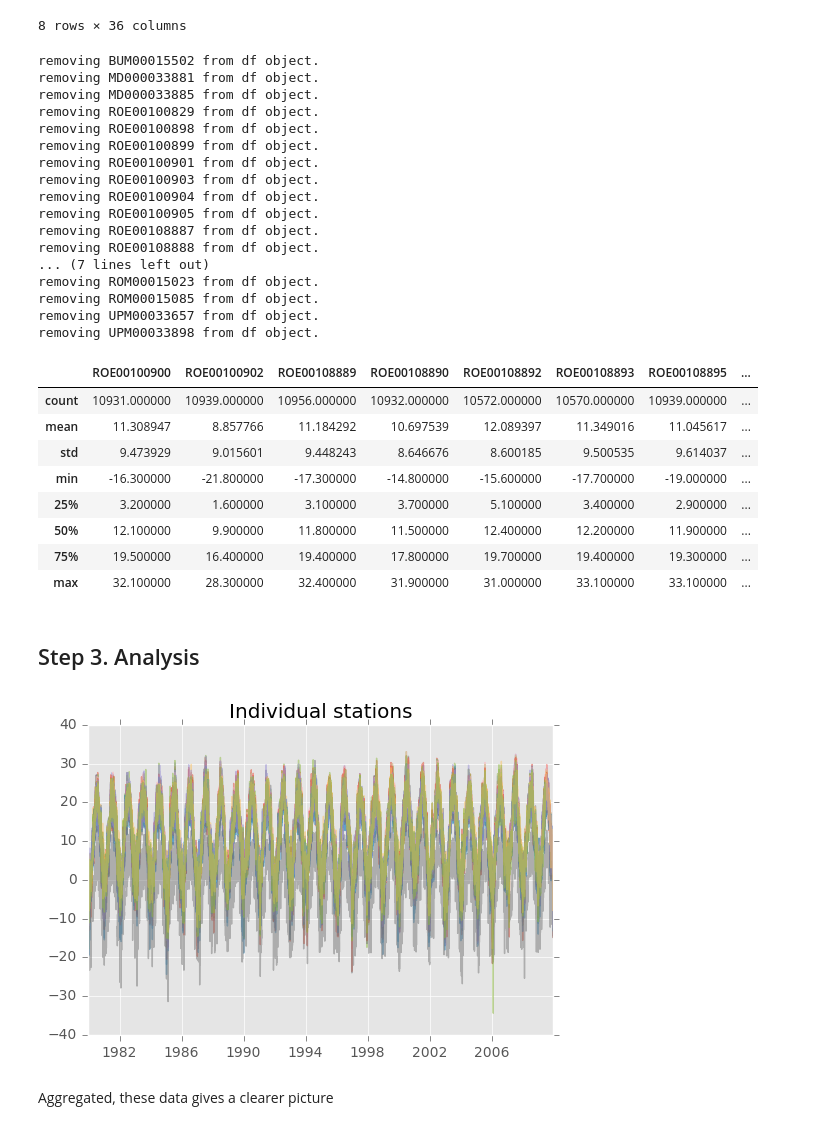
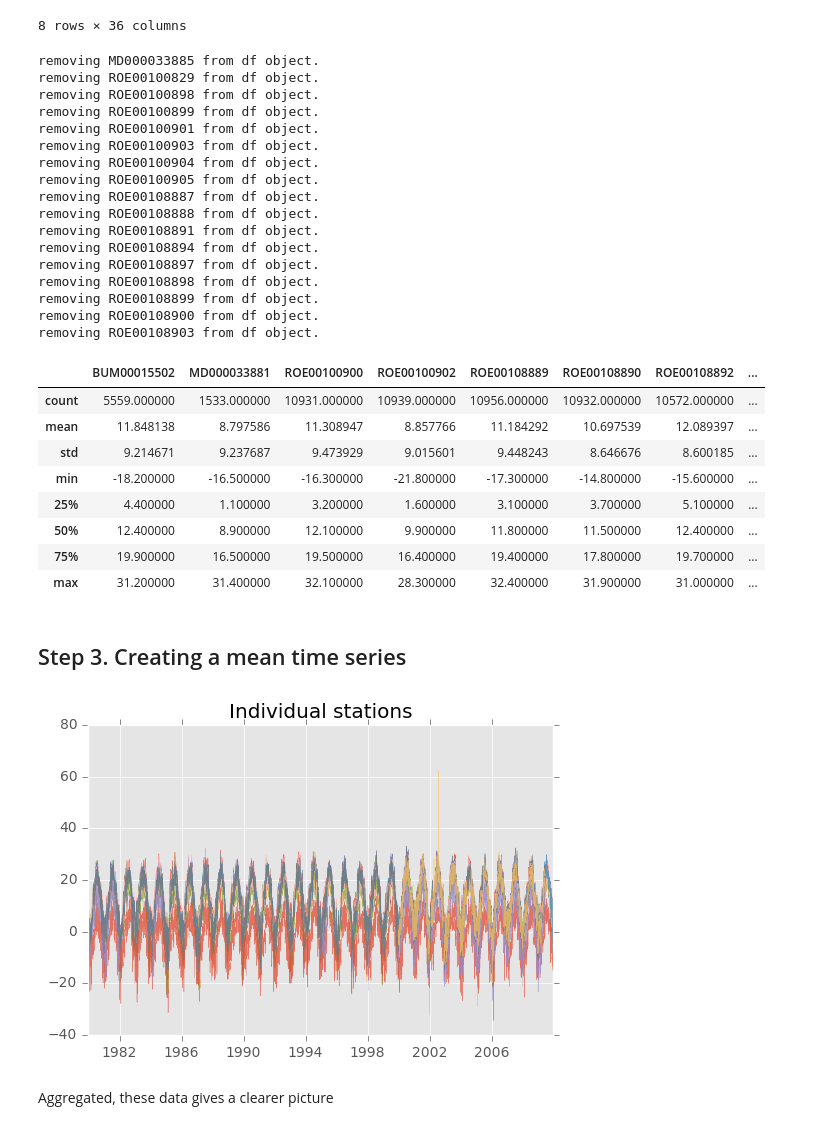
Before and after one commit to benlaken/Romania_2016, a Jupyter notebook: test_stations.ipynb, the cells around one changed output. Drawn from its saved outputs; the diff is of its cells as text; code cells hidden in the pictures.

Commit message:
temperature anomalies are now calculated correctly, also a bug was fixed re. duplicated df entries on concat command

```diff
--- a/test_stations.ipynb
+++ b/test_stations.ipynb
@@ -102,7 +101,7 @@ print("{0} GHCN files read".format(len(frames)))
 # %% [output]
 36 GHCN files read
 # %%
-df = pd.concat(frames)  # Join all the seperate data together into one object
+df = pd.concat(frames, axis=1)  # Join all the seperate data together into one object
 # %% [markdown]
 ## Step 2: Cleaning the dataset for analysis
 
@@ -155,15 +154,13 @@ df.describe()
 # %%
 # It looks like we can simply filter out data that now has a low count (e.g. < 10,000).
 
-limit = 10000
+limit = 0
 
 for key in df:
     if df[key].count() <= limit:
         print('removing', key,'from df object.')
         df = df.drop([key], axis=1)
 # %% [output]
-removing BUM00015502 from df object.
-removing MD000033881 from df object.
 removing MD000033885 from df object.
 removing ROE00100829 from df object.
 removing ROE00100898 from df object.
@@ -174,34 +171,36 @@ removing ROE00100904 from df object.
 removing ROE00100905 from df object.
 removing ROE00108887 from df object.
 removing ROE00108888 from df object.
-... (7 lines left out)
-removing ROM00015023 from df object.
-removing ROM00015085 from df object.
-removing UPM00033657 from df object.
-removing UPM00033898 from df object.
+removing ROE00108891 from df object.
+removing ROE00108894 from df object.
+removing ROE00108897 from df object.
+removing ROE00108898 from df object.
+removing ROE00108899 from df object.
+removing ROE00108900 from df object.
+removing ROE00108903 from df object.
 # %%
 # Much better! Finally a clean df object, that we can work from.
 
 df.describe()
 # %% [output]
-|  | ROE00100900 | ROE00100902 | ROE00108889 | ROE00108890 | ROE00108892 | ROE00108893 | ROE00108895 | ... |
-| count | 10931.000000 | 10939.000000 | 10956.000000 | 10932.000000 | 10572.000000 | 10570.000000 | 10939.000000 | ... |
-| mean | 11.308947 | 8.857766 | 11.184292 | 10.697539 | 12.089397 | 11.349016 | 11.045617 | ... |
-| std | 9.473929 | 9.015601 | 9.448243 | 8.646676 | 8.600185 | 9.500535 | 9.614037 | ... |
-| min | -16.300000 | -21.800000 | -17.300000 | -14.800000 | -15.600000 | -17.700000 | -19.000000 | ... |
-| 25% | 3.200000 | 1.600000 | 3.100000 | 3.700000 | 5.100000 | 3.400000 | 2.900000 | ... |
-| 50% | 12.100000 | 9.900000 | 11.800000 | 11.500000 | 12.400000 | 12.200000 | 11.900000 | ... |
-| 75% | 19.500000 | 16.400000 | 19.400000 | 17.800000 | 19.700000 | 19.400000 | 19.300000 | ... |
-| max | 32.100000 | 28.300000 | 32.400000 | 31.900000 | 31.000000 | 33.100000 | 33.100000 | ... |
+|  | BUM00015502 | MD000033881 | ROE00100900 | ROE00100902 | ROE00108889 | ROE00108890 | ROE00108892 | ... |
+| count | 5559.000000 | 1533.000000 | 10931.000000 | 10939.000000 | 10956.000000 | 10932.000000 | 10572.000000 | ... |
+| mean | 11.848138 | 8.797586 | 11.308947 | 8.857766 | 11.184292 | 10.697539 | 12.089397 | ... |
+| std | 9.214671 | 9.237687 | 9.473929 | 9.015601 | 9.448243 | 8.646676 | 8.600185 | ... |
+| min | -18.200000 | -16.500000 | -16.300000 | -21.800000 | -17.300000 | -14.800000 | -15.600000 | ... |
+| 25% | 4.400000 | 1.100000 | 3.200000 | 1.600000 | 3.100000 | 3.700000 | 5.100000 | ... |
+| 50% | 12.400000 | 8.900000 | 12.100000 | 9.900000 | 11.800000 | 11.500000 | 12.400000 | ... |
+| 75% | 19.900000 | 16.500000 | 19.500000 | 16.400000 | 19.400000 | 17.800000 | 19.700000 | ... |
+| max | 31.200000 | 31.400000 | 32.100000 | 28.300000 | 32.400000 | 31.900000 | 31.000000 | ... |
 # %% [markdown]
-## Step 3. Analysis
+## Step 3. Creating a mean time series
 # %%
 for key in df:
-    plt.plot(df[key], lw=1., alpha=0.5)
+    plt.plot(df[key], lw=0.3, alpha=0.75)
 plt.title('Individual stations')
 plt.show()
 # %% [output]
-[figure, old version]
+[figure, new version]
 # %% [markdown]
 Aggregated, these data gives a clearer picture
 # %%
```
Also changed, not shown: parts of 11 cells of this notebook.
